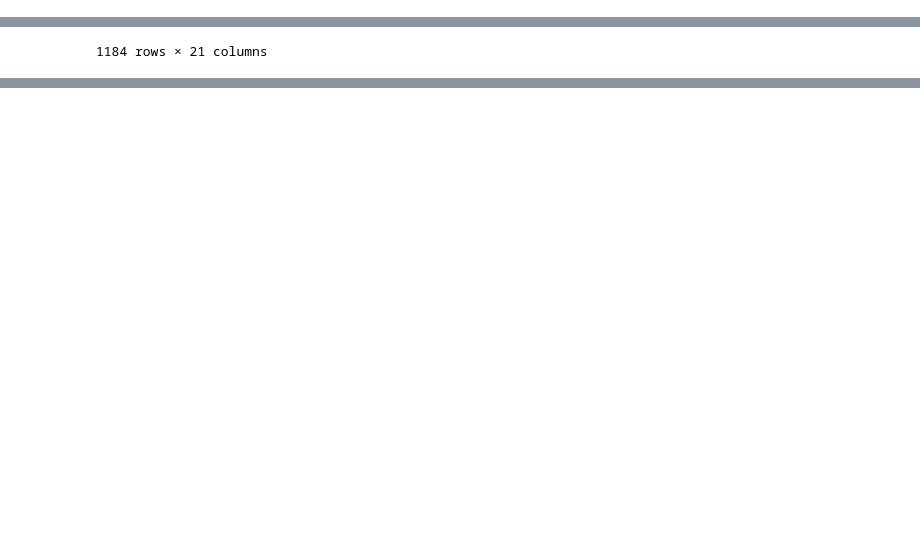
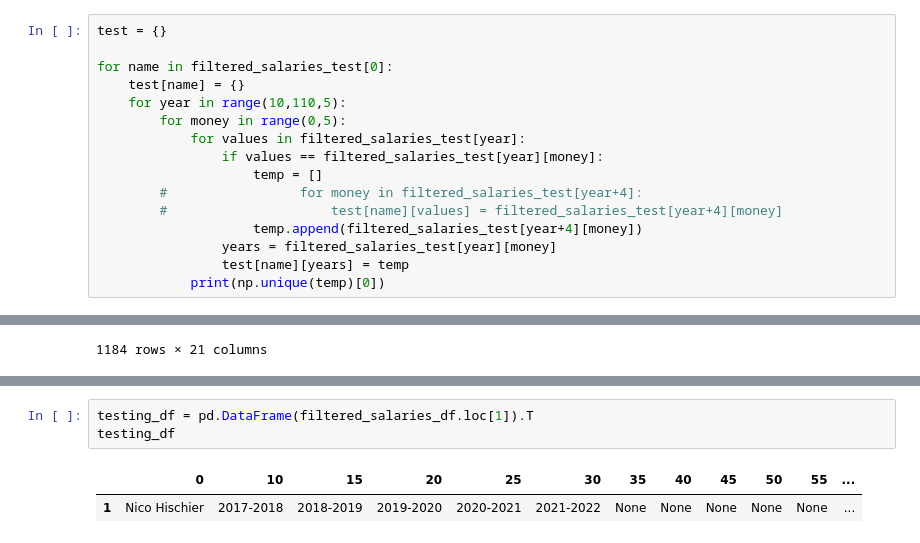
Before and after one commit to kyledufrane/NHL-Salary-Predictions, a Jupyter notebook: nhl_data/sports_data_io.ipynb, the cells around one changed output, grey strips where cells are left out. Drawn from its saved outputs; the diff is of its cells as text; blank space fills up the shorter version.

```diff
--- a/nhl_data/sports_data_io.ipynb
+++ b/nhl_data/sports_data_io.ipynb
@@ -390,0 +383,16 @@ filtered_salaries
+# %%
+test = {}
+
+for name in filtered_salaries_test[0]:
+    test[name] = {}
+    for year in range(10,110,5):
+        for money in range(0,5):
+            for values in filtered_salaries_test[year]:
+                if values == filtered_salaries_test[year][money]:
+                    temp = []
+        #                 for money in filtered_salaries_test[year+4]:
+        #                     test[name][values] = filtered_salaries_test[year+4][money]
+                    temp.append(filtered_salaries_test[year+4][money])
+                years = filtered_salaries_test[year][money]
+                test[name][years] = temp
+            print(np.unique(temp)[0])
@@ -467,3 +540,9 @@ final_salaries_df
 | 1182 | Mason Primeau | $925,000 | $925,000 | $925,000 | $874,125 | None | None | None | None | ... |
 | 1183 | Ryan Reaves | $500,000 | $525,000 | $351,220 | $600,000 | $1,125,000 | $1,125,000 | $1,125,000 | $266,112 | ... |
 1184 rows × 21 columns
+# %%
+testing_df = pd.DataFrame(filtered_salaries_df.loc[1]).T
+testing_df
+# %% [output]
+|  | 0 | 10 | 15 | 20 | 25 | 30 | 35 | 40 | 45 | 50 | 55 | ... |
+| 1 | Nico Hischier | 2017-2018 | 2018-2019 | 2019-2020 | 2020-2021 | 2021-2022 | None | None | None | None | None | ... |
```
Also changed, not shown: parts of 17 cells of this notebook, 2 other files.
